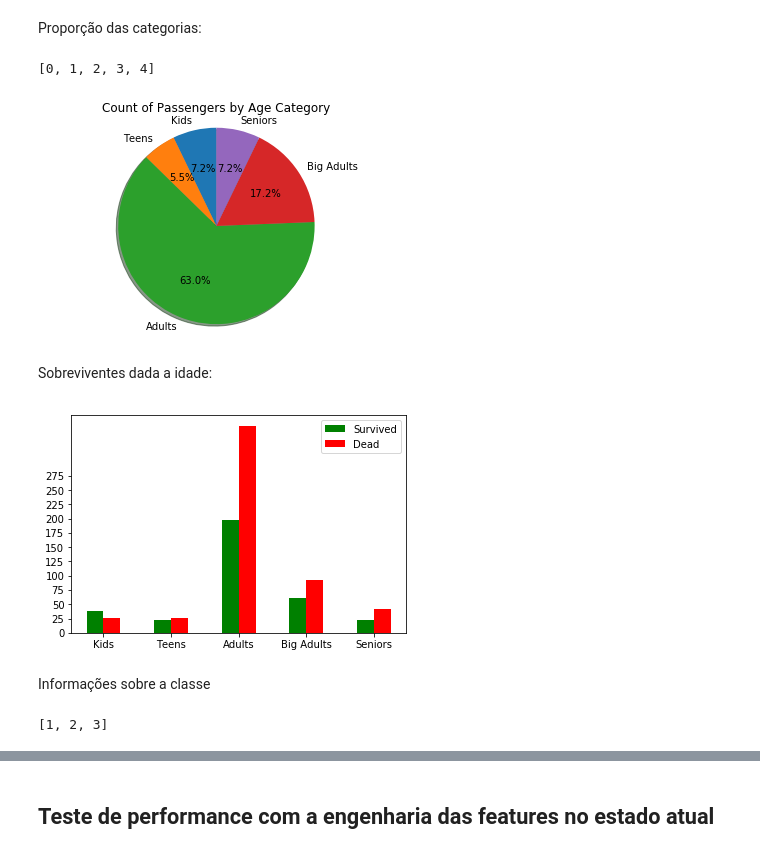
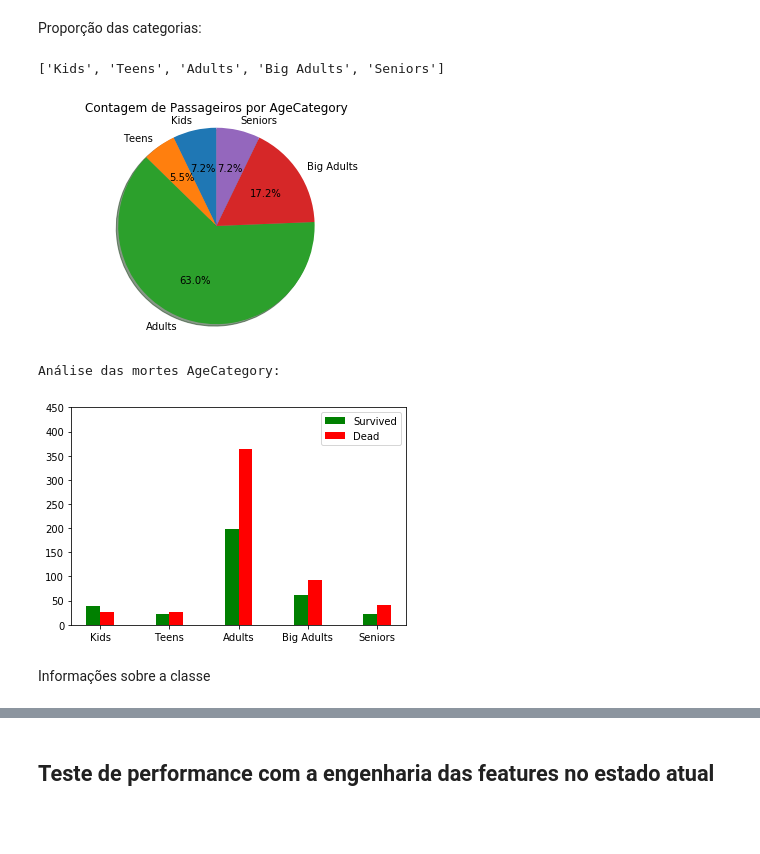
Before and after one commit to luisuzai/Titanic_Survivor, a Jupyter notebook: kernel.ipynb, the cells around one changed output, grey strips where cells are left out. Saved outputs shown, nothing was run; the diff lists cells and outputs as text; code cells hidden in the pictures; blank space fills up the shorter version.

```diff
--- a/kernel.ipynb
+++ b/kernel.ipynb
@@ -171,64 +180,13 @@ train.head()
 | 4 | 5 | 0 | 3 | Allen, Mr. William Henry | 1 | 35.0 | 0 | 0 | 373450 | 8.0500 | ... |
 # %% [markdown]
 Proporção das categorias:
-# %%
-labels = ['Kids', 'Teens', 'Adults', 'Big Adults', 'Seniors']
-
-ct = pd.crosstab(train['AgeCategory'], train['Survived'], margins=True)
-
-# print(ct)
-
-cats = list(ct.index.values)
-
-# print(cats)
-
-cats.remove('All') # Remove the 'All' row which contains the total (the Margin that we added in crosstab)
-
-cats.sort()
-
-print(cats)
-# %% [output]
-[0, 1, 2, 3, 4]
-# %%
-sizes = list(ct.loc[cats, 'All'])
-
-# print(sizes)
-
-fig, ax = plt.subplots()
-ax.pie(sizes, labels=labels, shadow=True, startangle=90, autopct='%1.1f%%')
-ax.axis('equal')
-plt.title('Count of Passengers by Age Category')
-plt.show()
-# %% [output]
-[figure, removed]
-# %% [markdown]
-Sobreviventes dada a idade:
-# %%
-ind = np.arange(5)
-width = 0.25
-
-survivants_values = list(ct.loc[cats, 1])
-deads_values = list(ct.loc[cats, 0])
-
-
-plt.bar(ind,  survivants_values, width, label='Survived', color='green')
-plt.bar(ind+width, deads_values, width, label='Dead', color='red')
-
-plt.xticks(ind+width/2, ('Kids', 'Teens', 'Adults', 'Big Adults','Seniors'))
-plt.yticks(np.arange(0, 300, 25))
-plt.legend(loc='upper right')
-plt.show()
-# %% [output]
-[figure, removed]
+# %%
+labels = ['Kids', 'Teens', 'Adults', 'Big Adults', 'Seniors']
+feature_analysis(train, 'AgeCategory', 'Survived', labels)
+# %% [output]
+['Kids', 'Teens', 'Adults', 'Big Adults', 'Seniors']
+[figure, added]
+Análise das mortes AgeCategory:
+[figure, added]
 # %% [markdown]
 Informações sobre a classe
-# %%
-ct = pd.crosstab(train['Pclass'], train['Survived'], margins=True)
-
-cats = list(ct.index.values)
-cats.remove('All') # Remove the 'All' row which contains the total (the Margin that we added in crosstab)
-cats.sort()
-
-print(cats)
-# %% [output]
-[1, 2, 3]
```
Also changed, not shown: parts of 21 cells of this notebook.
